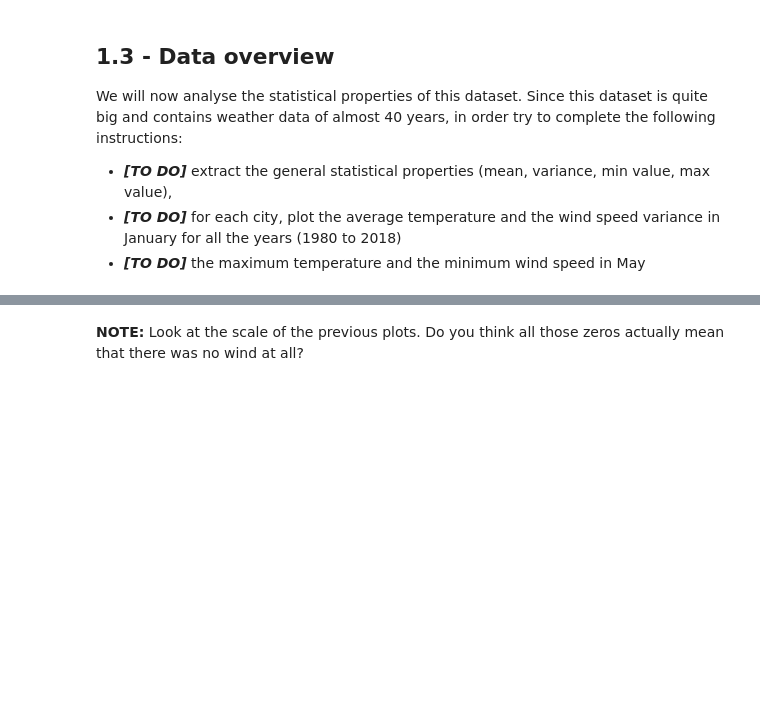
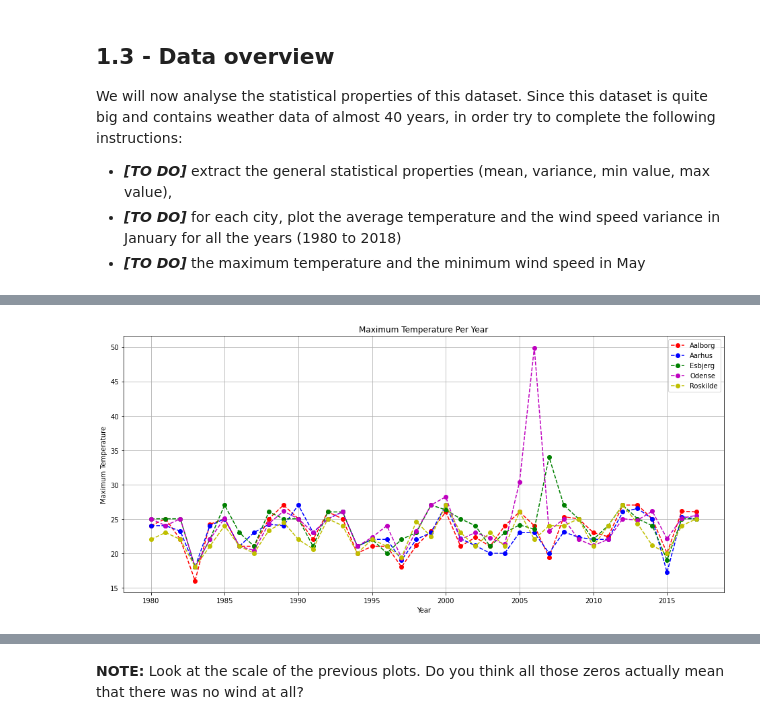
Before and after one commit to UCL-ELEC0136/2-data-processing-SemihA91, a Jupyter notebook: 2-data-processing.ipynb, the cells around one changed output, grey strips where cells are left out. Cells and saved outputs as stored; diff of their text form; code cells hidden in the pictures; blank space fills up the shorter version.

Commit message:
complete 1.3 data overview

```diff
--- a/2-data-processing.ipynb
+++ b/2-data-processing.ipynb
@@ -292,0 +270,55 @@ for i, city in enumerate(city_stats):
+# %%
+###########################
+# Task:
+#   plot maximum temperature in May from 1980 to 2018.
+#
+###########################
+
+
+## TO DO
+
+df_may_cities = []
+city_stats_may = []
+
+for i, city in enumerate(df_cities):
+    df_may_cities.append(city[city['DateTime'].dt.month == 5]) # for may
+
+for city in df_may_cities:
+    years = []
+    for datetime in city['DateTime']:
+        year = datetime.year
+        if year not in years:
+            years.append(year)
+
+    year_temp_data = []
+    year_windspeed_data = []
+
+    for year in years:
+        year_temp_data.append(
+            city.loc[city['DateTime'].dt.year == year]['Temp'].max())
+        year_windspeed_data.append(
+            city.loc[city['DateTime'].dt.year == year]['WindSpeed'].min())
+
+
+
+    year_df = pd.DataFrame()
+    year_df['Year'] = years
+    year_df['Max_Temp'] = year_temp_data
+    year_df['Min_Windspeed'] = year_windspeed_data
+
+    city_stats_may.append(year_df)
+
+plt.figure(figsize=(16, 7))
+for i, city in enumerate(city_stats_may):
+    plt.plot(city['Year'], city['Max_Temp'],  label=cities[i],
+             linestyle='--', marker='o',  c=colours[i])
+    plt.xlabel('Year')
+    plt.ylabel('Maximum Temperature')
+    plt.legend()
+    plt.title('Maximum Temperature Per Year')
+    plt.grid()
+
+
+#########
+# %% [output]
+[figure, added]
```
Also changed, not shown: parts of 6 cells of this notebook.
